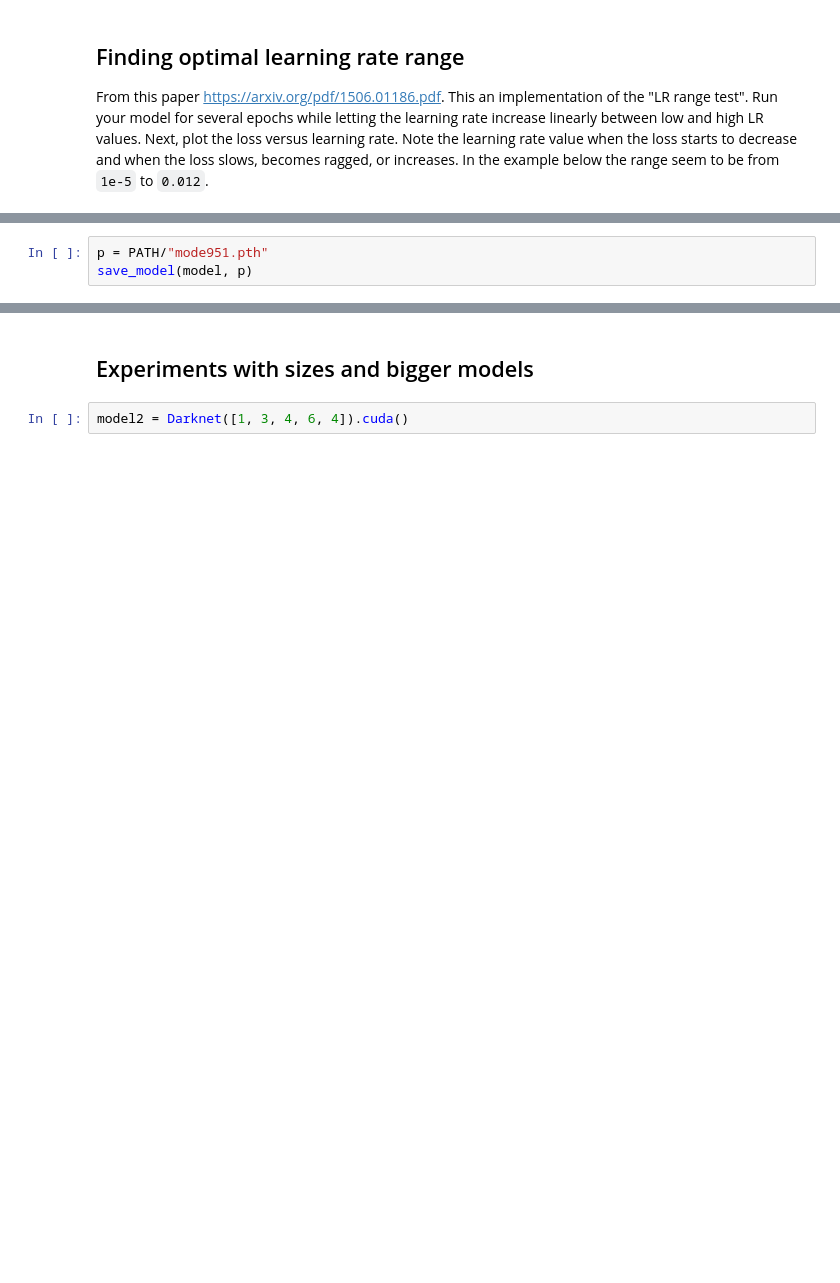
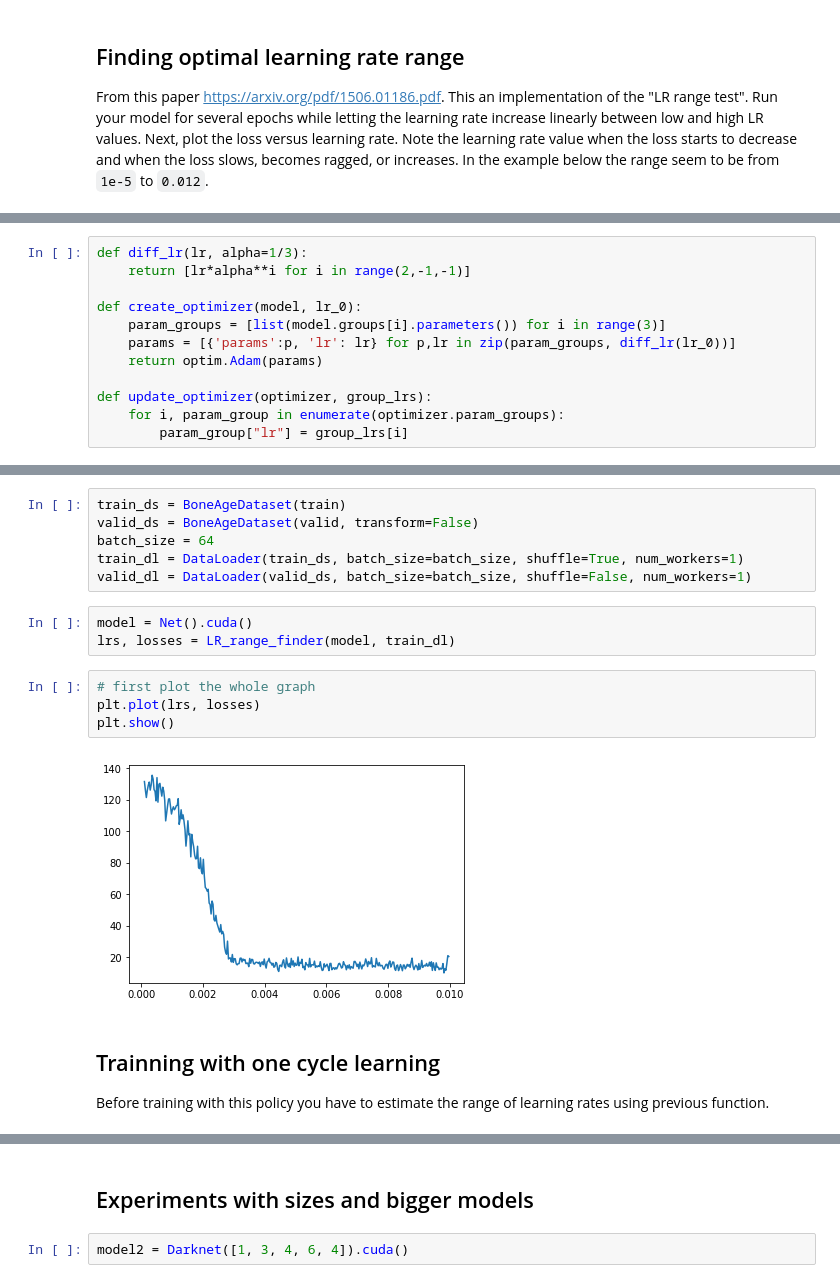
Before and after one commit to yanneta/dl-course, a Jupyter notebook: cnn_bone_age.ipynb, the cells around one changed output, grey strips where cells are left out. Drawn from its saved outputs; the diff is of its cells as text; blank space fills up the shorter version.

Commit message:
fixed training for bone age

```diff
--- a/cnn_bone_age.ipynb
+++ b/cnn_bone_age.ipynb
@@ -650,3 +265,12 @@ val loss 9.512078171018379
-# %%
-p = PATH/"mode951.pth"
-save_model(model, p)
+# %%
+def diff_lr(lr, alpha=1/3):
+    return [lr*alpha**i for i in range(2,-1,-1)]
+
+def create_optimizer(model, lr_0):
+    param_groups = [list(model.groups[i].parameters()) for i in range(3)]
+    params = [{'params':p, 'lr': lr} for p,lr in zip(param_groups, diff_lr(lr_0))]
+    return optim.Adam(params)
+
+def update_optimizer(optimizer, group_lrs):
+    for i, param_group in enumerate(optimizer.param_groups):
+        param_group["lr"] = group_lrs[i]
@@ -652,0 +311,19 @@ save_model(model, p)
+# %%
+train_ds = BoneAgeDataset(train)
+valid_ds = BoneAgeDataset(valid, transform=False)
+batch_size = 64
+train_dl = DataLoader(train_ds, batch_size=batch_size, shuffle=True, num_workers=1)
+valid_dl = DataLoader(valid_ds, batch_size=batch_size, shuffle=False, num_workers=1)
+# %%
+model = Net().cuda()
+lrs, losses = LR_range_finder(model, train_dl)
+# %%
+# first plot the whole graph
+plt.plot(lrs, losses)
+plt.show()
+# %% [output]
+[figure, added]
+# %% [markdown]
+## Trainning with one cycle learning
+
+Before training with this policy you have to estimate the range of learning rates using previous function.
```
Also changed, not shown: parts of 79 cells of this notebook.
